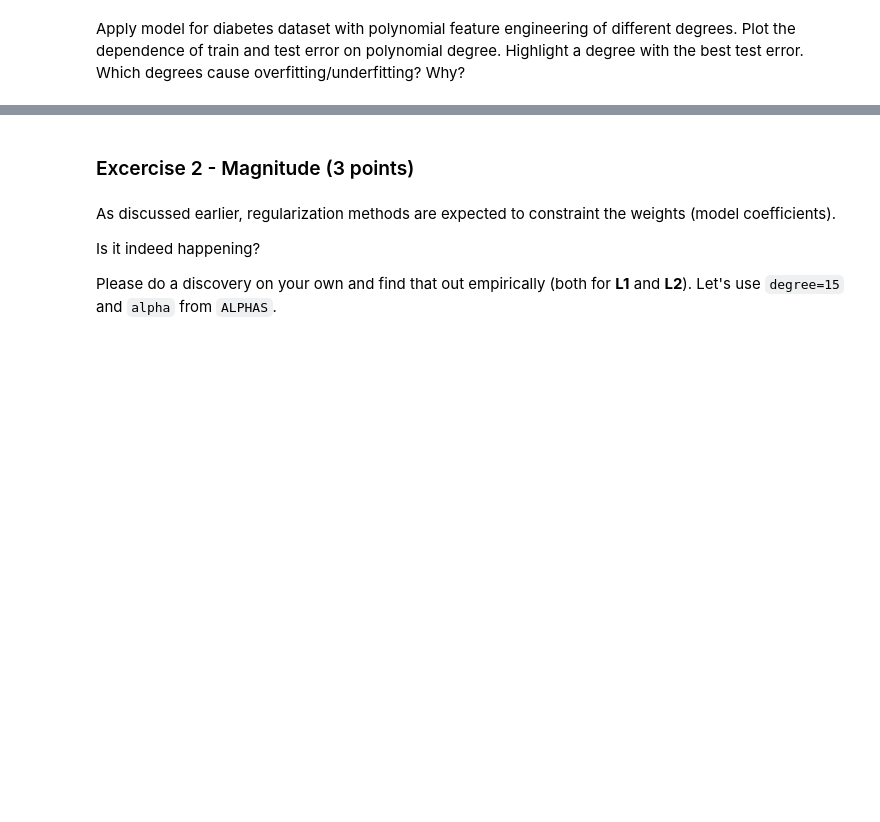
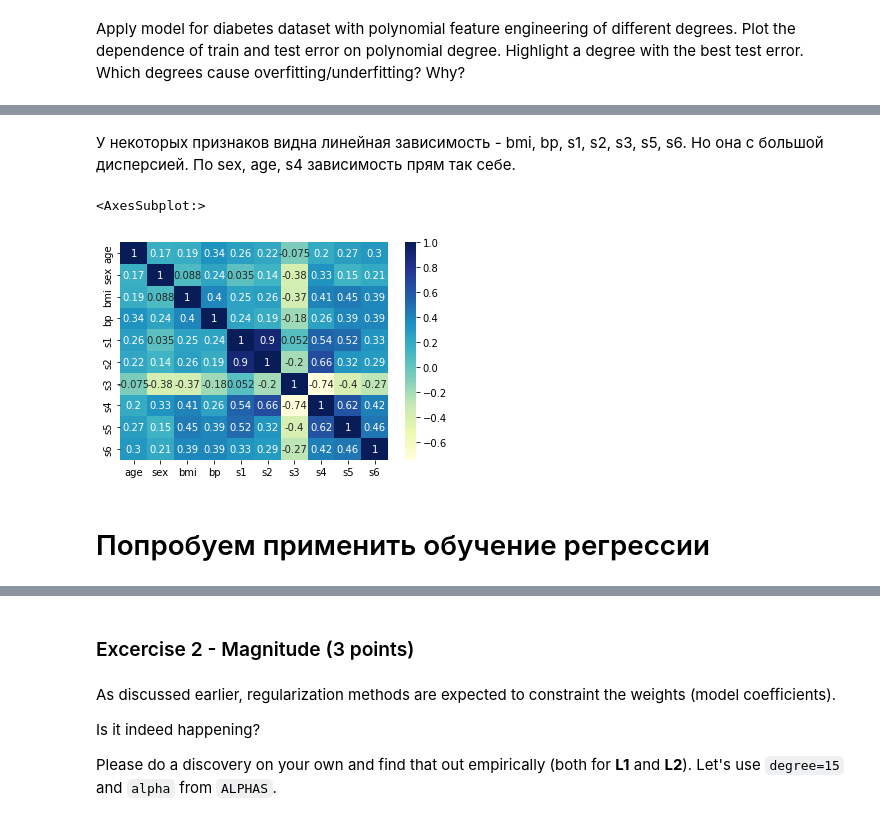
Before and after one commit to zappaz00/4_overfitting_regularization, a Jupyter notebook: overfitting_regularization.ipynb, the cells around one changed output, grey strips where cells are left out. Drawn from its saved outputs; the diff is of its cells as text; code cells hidden in the pictures; blank space fills up the shorter version.

```diff
--- a/overfitting_regularization.ipynb
+++ b/overfitting_regularization.ipynb
@@ -351,0 +440,9 @@ Apply model for diabetes dataset with polynomial feature engineering of differen
+# %% [markdown]
+У некоторых признаков видна линейная зависимость - bmi, bp, s1, s2, s3, s5, s6. Но она с большой дисперсией. По sex, age, s4 зависимость прям так себе.
+# %%
+sns.heatmap(X_diabetes.corr(), annot=True, cmap="YlGnBu")
+# %% [output]
+<AxesSubplot:>
+[figure, added]
+# %% [markdown]
+# Попробуем применить обучение регрессии
```
Also changed, not shown: parts of 37 cells of this notebook.
